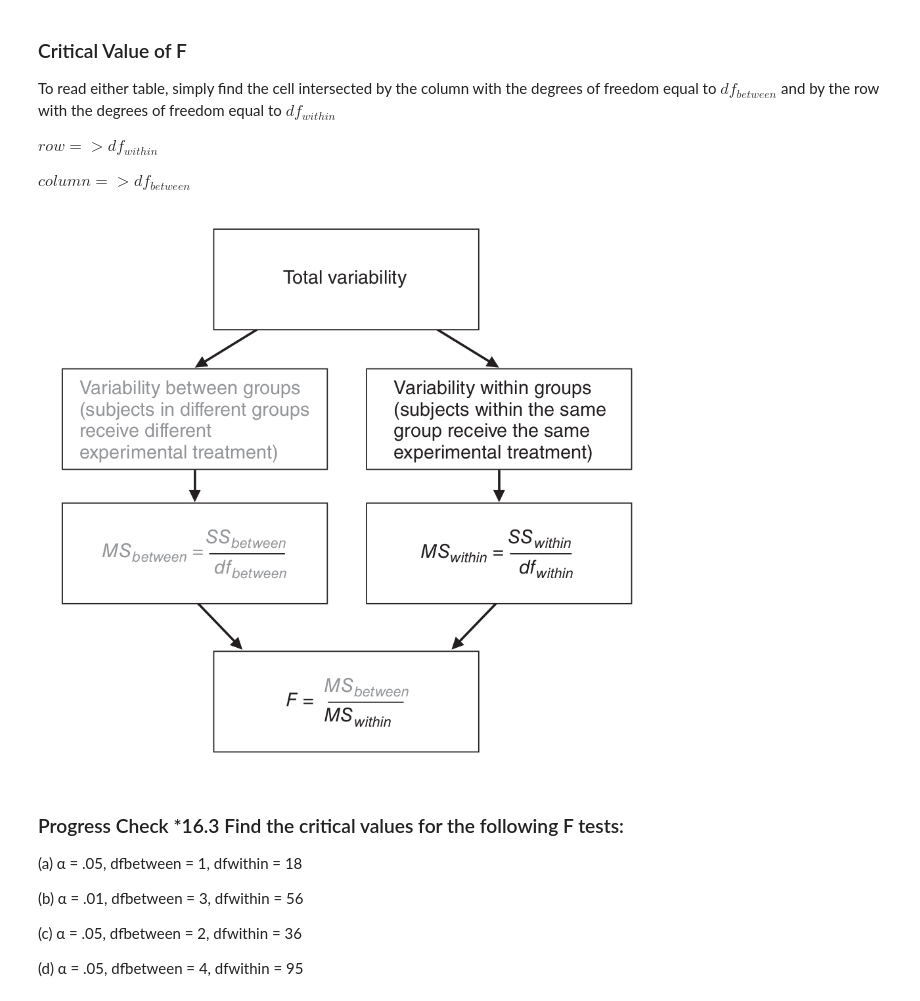
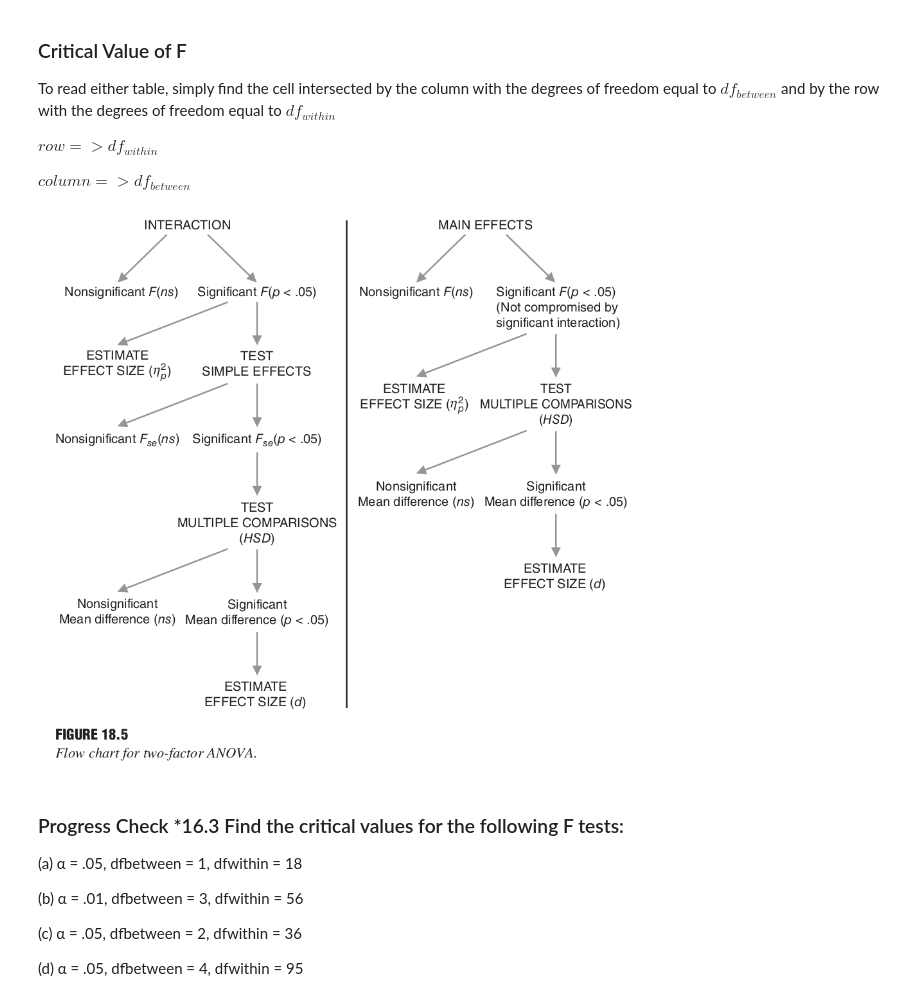
Before and after one commit to carleyeshield21/StatisticsDataScience, a Jupyter notebook: Statistics_Training/Statistics_Witte/Statistics_Analysis_of_Variance_(One Factor).ipynb, the cells around one changed output. Cells and saved outputs as stored; diff of their text form; code cells hidden in the pictures.

```diff
--- a/Statistics_Training/Statistics_Witte/Statistics_Analysis_of_Variance_(One Factor).ipynb
+++ b/Statistics_Training/Statistics_Witte/Statistics_Analysis_of_Variance_(One Factor).ipynb
@@ -177,9 +177,10 @@ $column => df_{between}$
 # %%
 from IPython.display import Image
 # Image(filename='stat_infographic/Anova.png')
-Image(filename='stat_infographic/Anova.png')
+Image(filename='stat_infographic/two_factor_anova_flowchart.png')
+# Statistics_Witte/stat_infographic/two_factor_anova_flowchart.png
 # %% [output]
-[figure, old version]
+[figure, new version]
 # %% [markdown]
 ### Progress Check *16.3 Find the critical values for the following F tests:
 (a) α = .05, dfbetween = 1, dfwithin = 18
```
